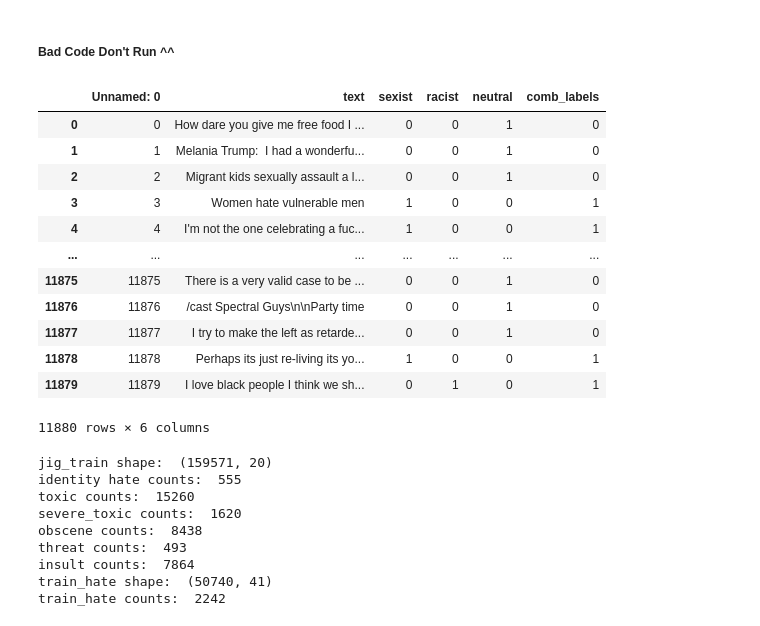
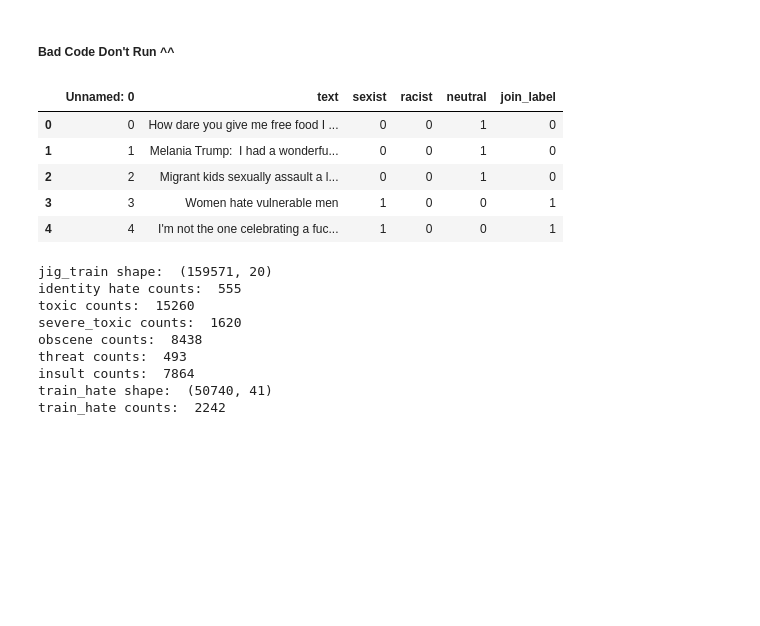
Before and after one commit to samtall/CapstoneProject, a Jupyter notebook: Code/datasets.ipynb, the cells around one changed output. Drawn from its saved outputs; the diff is of its cells as text; code cells hidden in the pictures; blank space fills up the shorter version.

```diff
--- a/Code/datasets.ipynb
+++ b/Code/datasets.ipynb
@@ -160,7 +204,7 @@ omset
 11880 rows × 5 columns
 # %%
 import numpy as np
-omset['comb_labels'] = np.nan
+omset['join_label'] = np.nan
 
 # funciton to combine omeset labels
 
@@ -189,9 +233,9 @@ def omcomb(row):
     else:
         return np.nan
 # %%
-omset['comb_labels'] = omset.apply(omcomb, axis=1)
+omset['join_label'] = omset.apply(omcomb, axis=1)
 # %%
-omset
+omset.head()
 # %% [output]
-|  | Unnamed: 0 | text | sexist | racist | neutral | comb_labels |
+|  | Unnamed: 0 | text | sexist | racist | neutral | join_label |
 | 0 | 0 | How dare you give me free food I ... | 0 | 0 | 1 | 0 |
@@ -199,13 +243,6 @@ omset
 | 2 | 2 | Migrant kids sexually assault a l... | 0 | 0 | 1 | 0 |
 | 3 | 3 | Women hate vulnerable men | 1 | 0 | 0 | 1 |
 | 4 | 4 | I'm not the one celebrating a fuc... | 1 | 0 | 0 | 1 |
-| ... | ... | ... | ... | ... | ... | ... |
-| 11875 | 11875 | There is a very valid case to be ... | 0 | 0 | 1 | 0 |
-| 11876 | 11876 | /cast Spectral Guys\n\nParty time | 0 | 0 | 1 | 0 |
-| 11877 | 11877 | I try to make the left as retarde... | 0 | 0 | 1 | 0 |
-| 11878 | 11878 | Perhaps its just re-living its yo... | 1 | 0 | 0 | 1 |
-| 11879 | 11879 | I love black people I think we sh... | 0 | 1 | 0 | 1 |
-11880 rows × 6 columns
 # %%
 print("jig_train shape: ", jig_train.shape)
 
```
Also changed, not shown: parts of 46 cells of this notebook, 7 other files.
